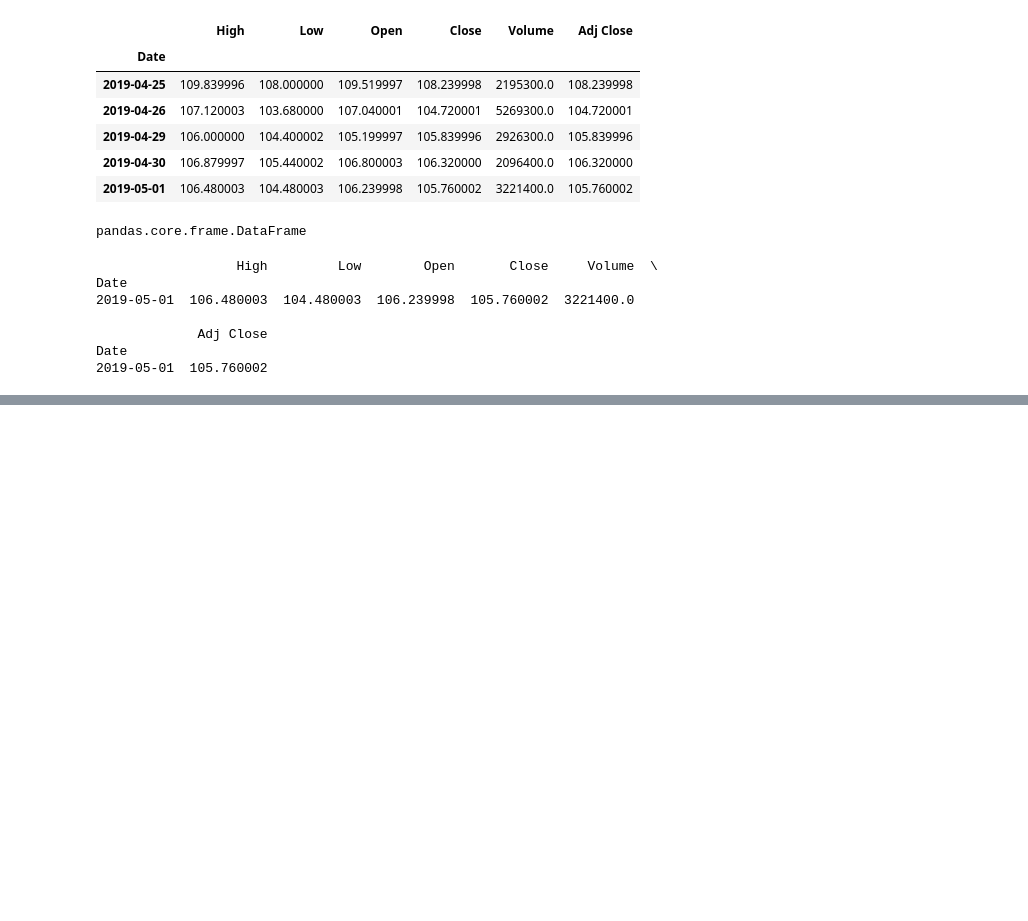
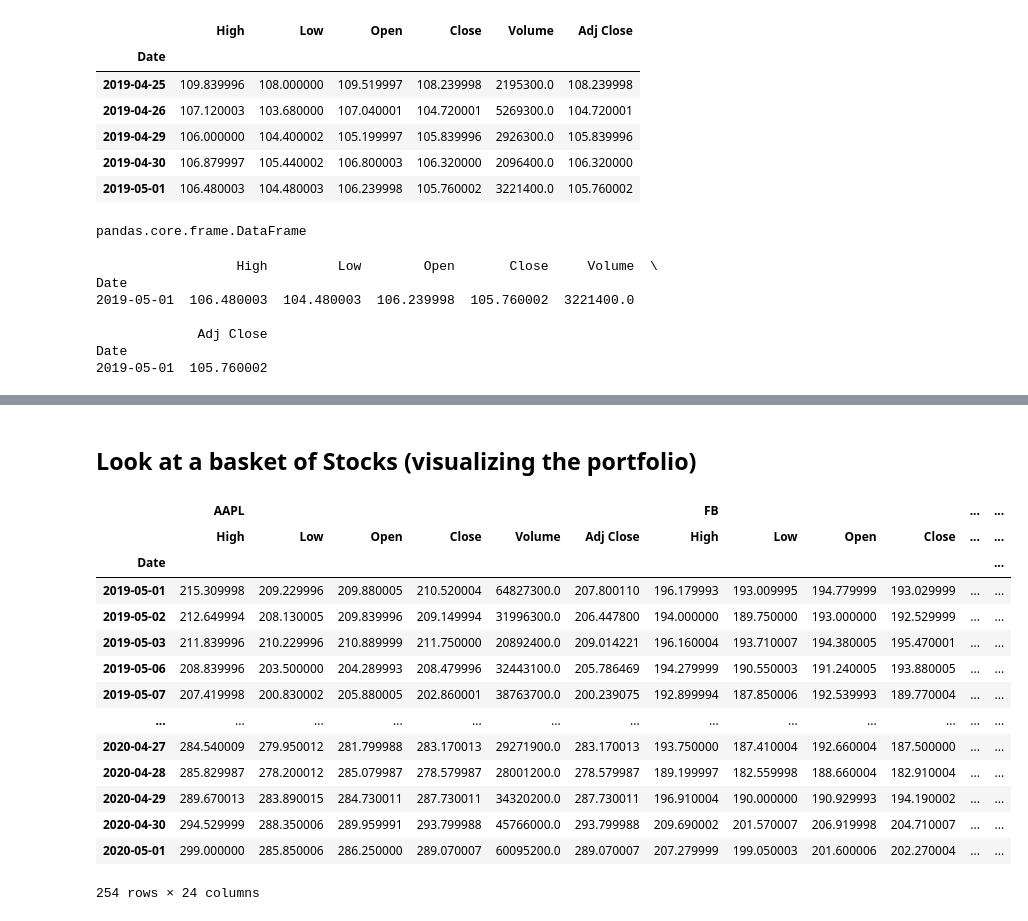
Before and after one commit to shobhansingh1/Py_PortfolioManager, a Jupyter notebook: PortfolioManagement_workbook.ipynb, the cells around one changed output, grey strips where cells are left out. Saved outputs shown, nothing was run; the diff lists cells and outputs as text; code cells hidden in the pictures; blank space fills up the shorter version.

```diff
--- a/PortfolioManagement_workbook.ipynb
+++ b/PortfolioManagement_workbook.ipynb
@@ -217,2 +218,26 @@ DatetimeIndex(['2019-04-25', '2019-04-26', '2019-04-29', '2019-04-30',
 # %%
 dump_CacheData()
+# %% [markdown]
+## Look at a basket of Stocks (visualizing the portfolio)
+# %%
+tickers = ["AAPL", "FB", "GOOG", "^GSPC"]
+N = len(tickers)
+historical = pd.concat((stock_hist(symbol) for symbol in tickers), axis = 1, keys = ["AAPL","FB", "GOOG", "^GSPC"])
+#type(historical)
+historical
+# %% [output]
+|  | AAPL |  |  |  |  |  | FB |  |  |  | ... | ... |
+|  | High | Low | Open | Close | Volume | Adj Close | High | Low | Open | Close | ... | ... |
+| Date |  |  |  |  |  |  |  |  |  |  |  | ... |
+| 2019-05-01 | 215.309998 | 209.229996 | 209.880005 | 210.520004 | 64827300.0 | 207.800110 | 196.179993 | 193.009995 | 194.779999 | 193.029999 | ... | ... |
+| 2019-05-02 | 212.649994 | 208.130005 | 209.839996 | 209.149994 | 31996300.0 | 206.447800 | 194.000000 | 189.750000 | 193.000000 | 192.529999 | ... | ... |
+| 2019-05-03 | 211.839996 | 210.229996 | 210.889999 | 211.750000 | 20892400.0 | 209.014221 | 196.160004 | 193.710007 | 194.380005 | 195.470001 | ... | ... |
+| 2019-05-06 | 208.839996 | 203.500000 | 204.289993 | 208.479996 | 32443100.0 | 205.786469 | 194.279999 | 190.550003 | 191.240005 | 193.880005 | ... | ... |
+| 2019-05-07 | 207.419998 | 200.830002 | 205.880005 | 202.860001 | 38763700.0 | 200.239075 | 192.899994 | 187.850006 | 192.539993 | 189.770004 | ... | ... |
+| ... | ... | ... | ... | ... | ... | ... | ... | ... | ... | ... | ... | ... |
+| 2020-04-27 | 284.540009 | 279.950012 | 281.799988 | 283.170013 | 29271900.0 | 283.170013 | 193.750000 | 187.410004 | 192.660004 | 187.500000 | ... | ... |
+| 2020-04-28 | 285.829987 | 278.200012 | 285.079987 | 278.579987 | 28001200.0 | 278.579987 | 189.199997 | 182.559998 | 188.660004 | 182.910004 | ... | ... |
+| 2020-04-29 | 289.670013 | 283.890015 | 284.730011 | 287.730011 | 34320200.0 | 287.730011 | 196.910004 | 190.000000 | 190.929993 | 194.190002 | ... | ... |
+| 2020-04-30 | 294.529999 | 288.350006 | 289.959991 | 293.799988 | 45766000.0 | 293.799988 | 209.690002 | 201.570007 | 206.919998 | 204.710007 | ... | ... |
+| 2020-05-01 | 299.000000 | 285.850006 | 286.250000 | 289.070007 | 60095200.0 | 289.070007 | 207.279999 | 199.050003 | 201.600006 | 202.270004 | ... | ... |
+254 rows × 24 columns
```
Also changed, not shown: parts of 10 cells of this notebook.
